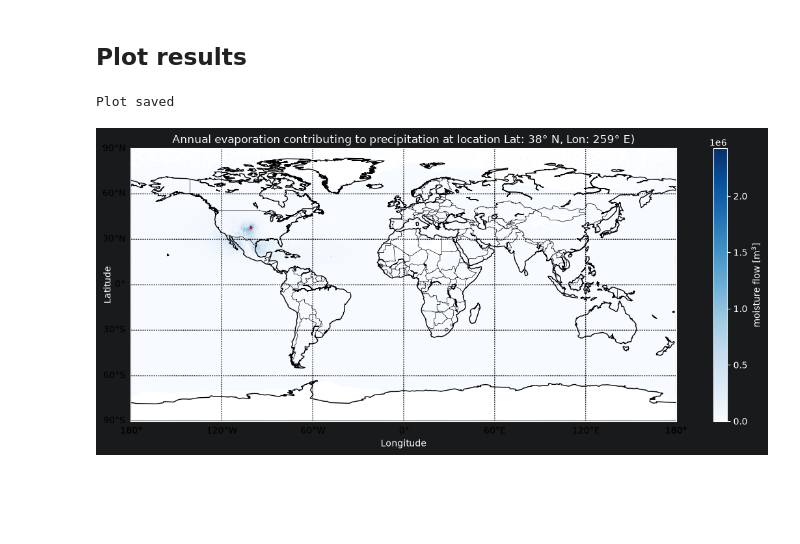
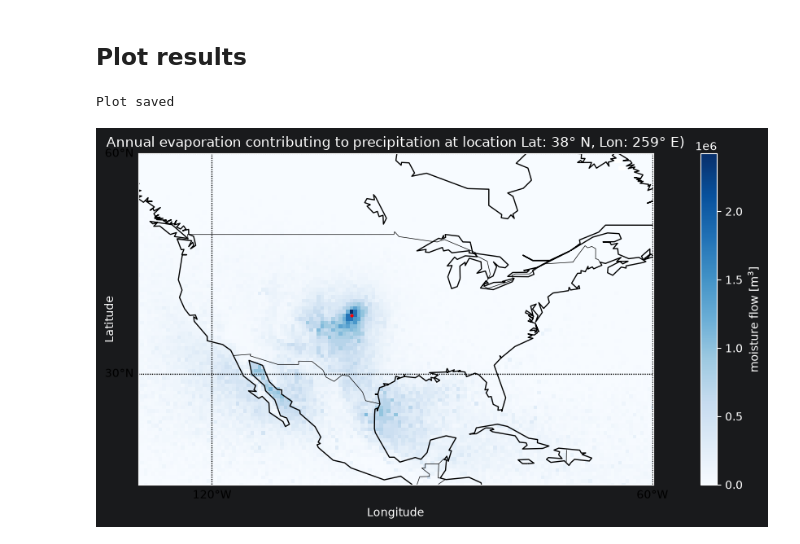
Before and after one commit to samzipper/MoistureRecyclingRECON, a Jupyter notebook: code/FromRECON-Rec_precipitation_shed.ipynb, the cells around one changed output. Drawn from its saved outputs; the diff is of its cells as text; code cells hidden in the pictures; blank space fills up the shorter version.

```diff
--- a/code/FromRECON-Rec_precipitation_shed.ipynb
+++ b/code/FromRECON-Rec_precipitation_shed.ipynb
@@ -86,8 +86,8 @@ cmap.set_bad(color='white')  # Set masked (zero) values to white
 # Create the Basemap, centered at 0°
 m = Basemap(
     projection='cyl',
-    llcrnrlat=-90, urcrnrlat=90,
-    llcrnrlon=-180, urcrnrlon=180,
+    llcrnrlat=15, urcrnrlat=60,
+    llcrnrlon=-130, urcrnrlon=-60,
     resolution='c',
 )
 
@@ -103,31 +103,31 @@ m.drawcoastlines()
 m.drawcountries()
 m.drawparallels(np.arange(-90, 91, 30), labels=[1,0,0,0])
 m.drawmeridians(np.arange(0, 361, 60), labels=[0,0,0,1])
 
 # Plot the point in map coordinates
 x_pt, y_pt = m((lon + shift_degrees) % 360 - shift_degrees, lat)
 m.plot(x_pt, y_pt, 'ro', markersize=3, markeredgewidth=0)
 
 def decimal_to_dms(decimal, is_latitude=False):
     if is_latitude:
         direction = "N" if decimal >= 0 else "S"
     else:
         direction = "E" if decimal >= 0 else "W"
     degrees = abs(decimal)
     return f"{degrees}° {direction}"
 
 plt.colorbar(cs, label="moisture flow [m$^3$]")
 plt.title(
     f"Annual evaporation contributing to precipitation at location "
     f"Lat: {decimal_to_dms(lat, True)}, Lon: {decimal_to_dms(lon)})"
 )
 plt.xlabel("Longitude", labelpad=20)
 plt.ylabel("Latitude", labelpad=20)
 
 plt.tight_layout()
 plt.savefig(output_map_plot_path, dpi=200, bbox_inches='tight')
 print("Plot saved")
 plt.show()
 # %% [output]
 Plot saved
-[figure, old version]
+[figure, new version]
```
Also changed, not shown: 1 other file.
